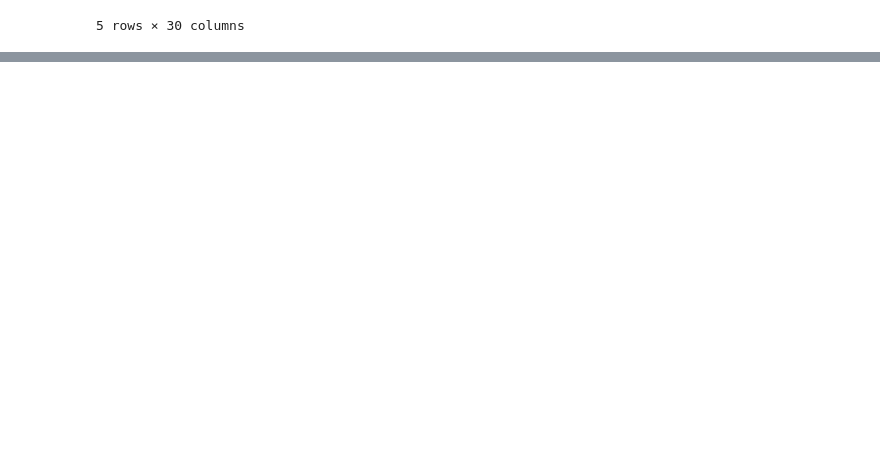
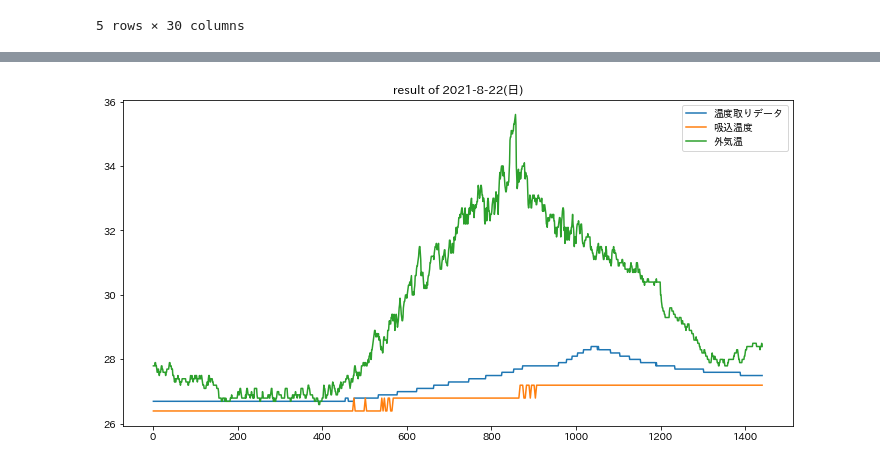
Before and after one commit to Kdy0115/agent-simulation-system, a Jupyter notebook: prototype.ipynb, the cells around one changed output, grey strips where cells are left out. Saved outputs shown, nothing was run; the diff lists cells and outputs as text; code cells hidden in the pictures; blank space fills up the shorter version.

```diff
--- a/prototype.ipynb
+++ b/prototype.ipynb
@@ -1060,0 +1092,4 @@ ls
+# %%
+view_graph(df_5f2,"日")
+# %% [output]
+[figure, added]
```
Also changed, not shown: parts of 14 cells of this notebook, 1 other file.
